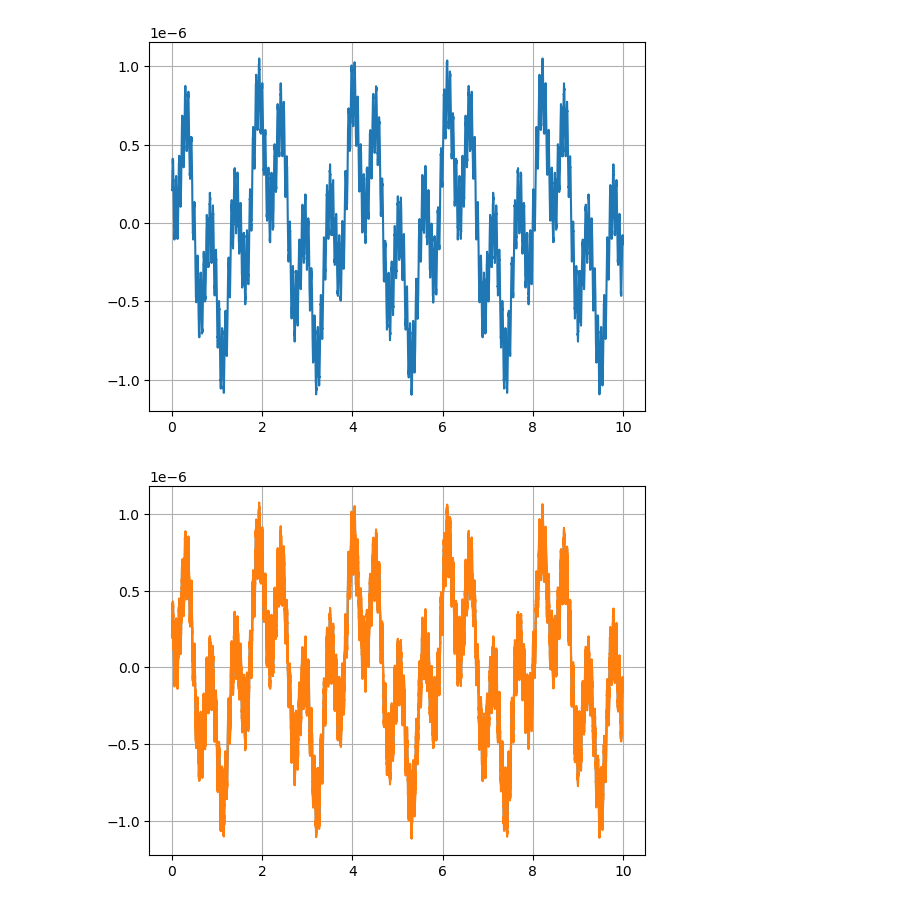
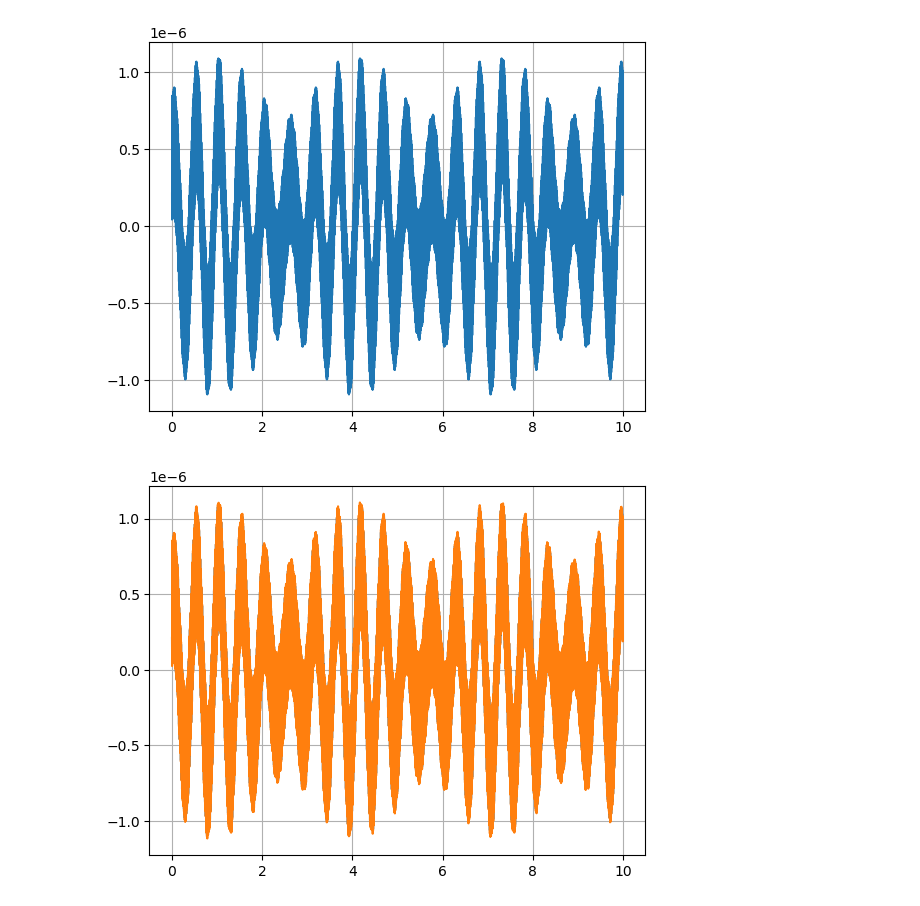
Before and after one commit to ArcetriAdaptiveOptics/ekarus, a Jupyter notebook: ekarus/notebooks/predictiveControl.ipynb, the cells around one changed output. Drawn from its saved outputs; the diff is of its cells as text; code cells hidden in the pictures.

```diff
--- a/ekarus/notebooks/predictiveControl.ipynb
+++ b/ekarus/notebooks/predictiveControl.ipynb
@@ -4,20 +4,20 @@ import matplotlib.pyplot as plt
 # %%
 # define a simple 1 DoF system
 amps = np.array([0.5,0.4,0.02,0.2])*1e-6
-freqs = np.array([3,12,740,92])
+freqs = np.array([12,740,92,14])
 phases = np.array([0,125,69,250])
 
 dt = 1e-4
 tvec = np.arange(1e+5)*dt
 
 plant = lambda t: amps[0]*np.cos(t*freqs[0]+phases[0]/180*np.pi) + amps[1]*np.cos(t*freqs[1]+phases[1]/180*np.pi) + amps[2]*np.cos(t*freqs[2]+phases[2]/180*np.pi) + amps[3]*np.cos(t*freqs[3]+phases[3]/180*np.pi)
 y = plant(tvec)
 
 plt.figure()
 plt.plot(tvec,y)
 plt.grid()
 # %% [output]
-[figure, old version]
+[figure, new version]
 # %%
 # simple controller with noise and n-steps delay
 sigma = 1e-8
@@ -28,7 +28,7 @@ plt.plot(tvec,y)
 plt.plot(tvec,y_meas)
 plt.grid()
 # %% [output]
-[figure, old version]
+[figure, new version]
 # %%
 # actuator with n steps delay
 N = len(y)
```
Also changed, not shown: parts of 4 cells of this notebook, 7 other files.
